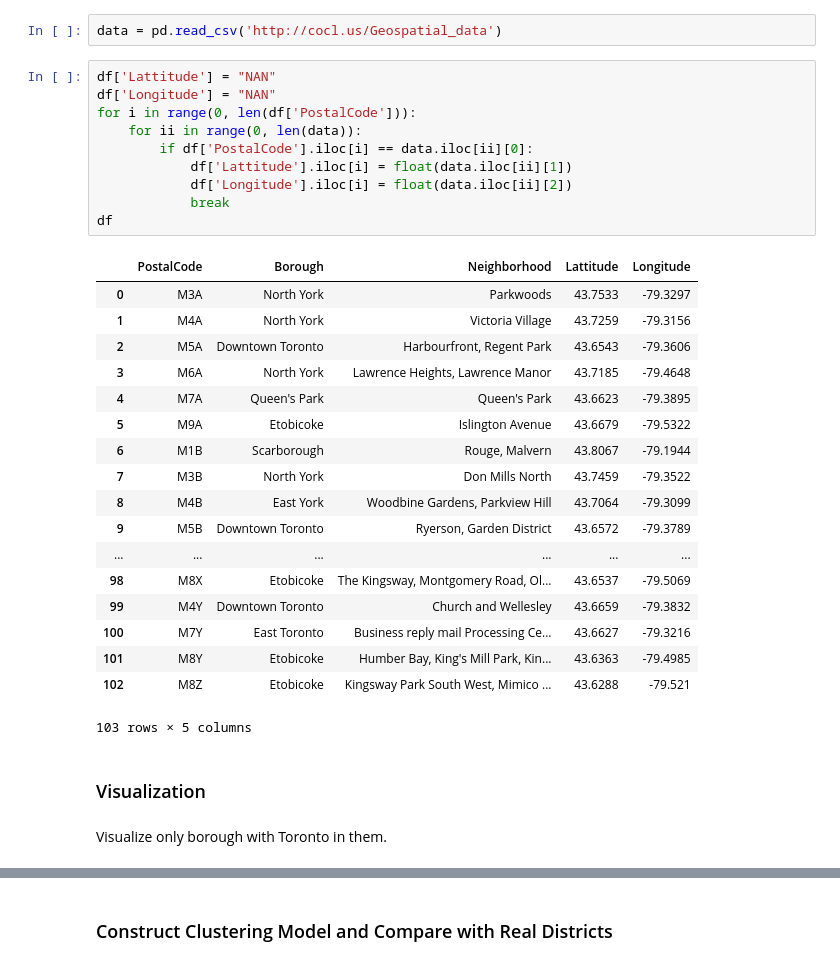
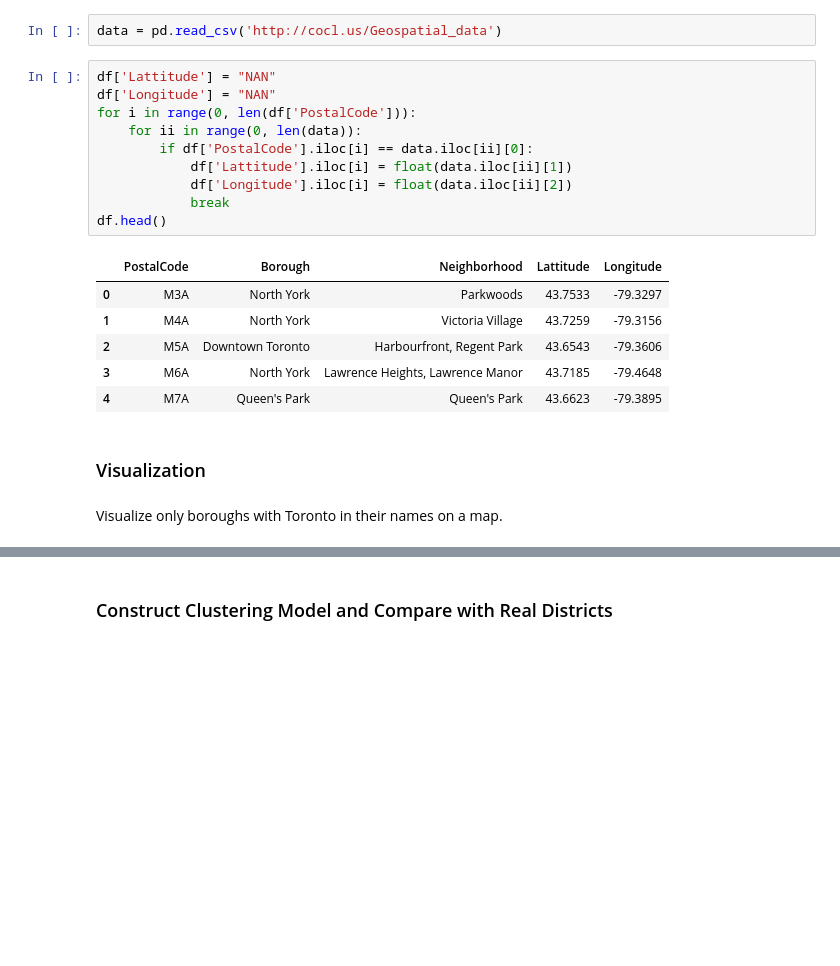
Before and after one commit to pvester/Coursera_Capstone, a Jupyter notebook: Neighborhood.ipynb, the cells around one changed output, grey strips where cells are left out. Drawn from its saved outputs; the diff is of its cells as text; blank space fills up the shorter version.

```diff
--- a/Neighborhood.ipynb
+++ b/Neighborhood.ipynb
@@ -85,36 +54,24 @@ data = pd.read_csv('http://cocl.us/Geospatial_data')
 # %%
 df['Lattitude'] = "NAN"
 df['Longitude'] = "NAN"
 for i in range(0, len(df['PostalCode'])):
     for ii in range(0, len(data)):
         if df['PostalCode'].iloc[i] == data.iloc[ii][0]:
             df['Lattitude'].iloc[i] = float(data.iloc[ii][1])
             df['Longitude'].iloc[i] = float(data.iloc[ii][2])
             break
-df
+df.head()
 # %% [output]
 |  | PostalCode | Borough | Neighborhood | Lattitude | Longitude |
 | 0 | M3A | North York | Parkwoods | 43.7533 | -79.3297 |
 | 1 | M4A | North York | Victoria Village | 43.7259 | -79.3156 |
 | 2 | M5A | Downtown Toronto | Harbourfront, Regent Park | 43.6543 | -79.3606 |
 | 3 | M6A | North York | Lawrence Heights, Lawrence Manor | 43.7185 | -79.4648 |
 | 4 | M7A | Queen's Park | Queen's Park | 43.6623 | -79.3895 |
-| 5 | M9A | Etobicoke | Islington Avenue | 43.6679 | -79.5322 |
-| 6 | M1B | Scarborough | Rouge, Malvern | 43.8067 | -79.1944 |
-| 7 | M3B | North York | Don Mills North | 43.7459 | -79.3522 |
-| 8 | M4B | East York | Woodbine Gardens, Parkview Hill | 43.7064 | -79.3099 |
-| 9 | M5B | Downtown Toronto | Ryerson, Garden District | 43.6572 | -79.3789 |
-| ... | ... | ... | ... | ... | ... |
-| 98 | M8X | Etobicoke | The Kingsway, Montgomery Road, Ol... | 43.6537 | -79.5069 |
-| 99 | M4Y | Downtown Toronto | Church and Wellesley | 43.6659 | -79.3832 |
-| 100 | M7Y | East Toronto | Business reply mail Processing Ce... | 43.6627 | -79.3216 |
-| 101 | M8Y | Etobicoke | Humber Bay, King's Mill Park, Kin... | 43.6363 | -79.4985 |
-| 102 | M8Z | Etobicoke | Kingsway Park South West, Mimico ... | 43.6288 | -79.521 |
-103 rows × 5 columns
 # %% [markdown]
 ### Visualization
 # %% [markdown]
-Visualize only borough with Toronto in them.
+Visualize only boroughs with Toronto in their names on a map.
 # %%
 !conda install -c conda-forge folium=0.5.0 --yes
 import folium
```
Also changed, not shown: parts of 6 cells of this notebook.
